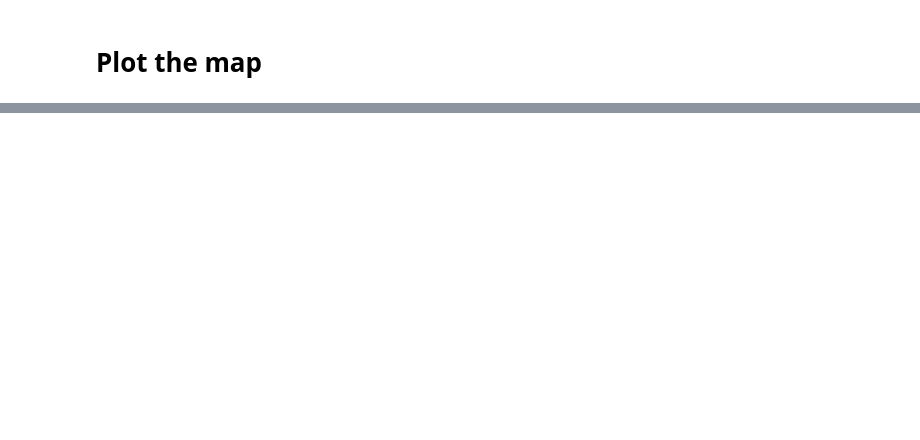
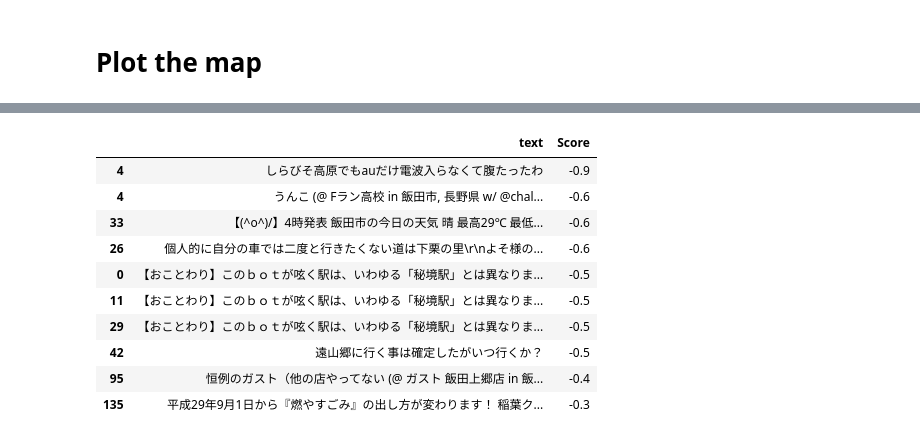
Before and after one commit to oz1717/Business_Project, a Jupyter notebook: summary.ipynb, the cells around one changed output, grey strips where cells are left out. Cells and saved outputs as stored; diff of their text form; code cells hidden in the pictures; blank space fills up the shorter version.

```diff
--- a/summary.ipynb
+++ b/summary.ipynb
@@ -337,0 +372,14 @@ Yawatahama_map
+# %%
+YH_score.nsmallest(10, 'Score')
+# %% [output]
+|  | text | Score |
+| 4 | しらびそ高原でもauだけ電波入らなくて腹たったわ | -0.9 |
+| 4 | うんこ (@ Fラン高校 in 飯田市, 長野県 w/ @chal... | -0.6 |
+| 33 | 【(^o^)/】4時発表 飯田市の今日の天気 晴 最高29℃ 最低... | -0.6 |
+| 26 | 個人的に自分の車では二度と行きたくない道は下栗の里\r\nよそ様の... | -0.6 |
+| 0 | 【おことわり】このｂｏｔが呟く駅は、いわゆる「秘境駅」とは異なりま... | -0.5 |
+| 11 | 【おことわり】このｂｏｔが呟く駅は、いわゆる「秘境駅」とは異なりま... | -0.5 |
+| 29 | 【おことわり】このｂｏｔが呟く駅は、いわゆる「秘境駅」とは異なりま... | -0.5 |
+| 42 | 遠山郷に行く事は確定したがいつ行くか？ | -0.5 |
+| 95 | 恒例のガスト（他の店やってない (@ ガスト 飯田上郷店 in 飯... | -0.4 |
+| 135 | 平成29年9月1日から『燃やすごみ』の出し方が変わります！ 稲葉ク... | -0.3 |
```
Also changed, not shown: parts of 24 cells of this notebook, 1 other file.
